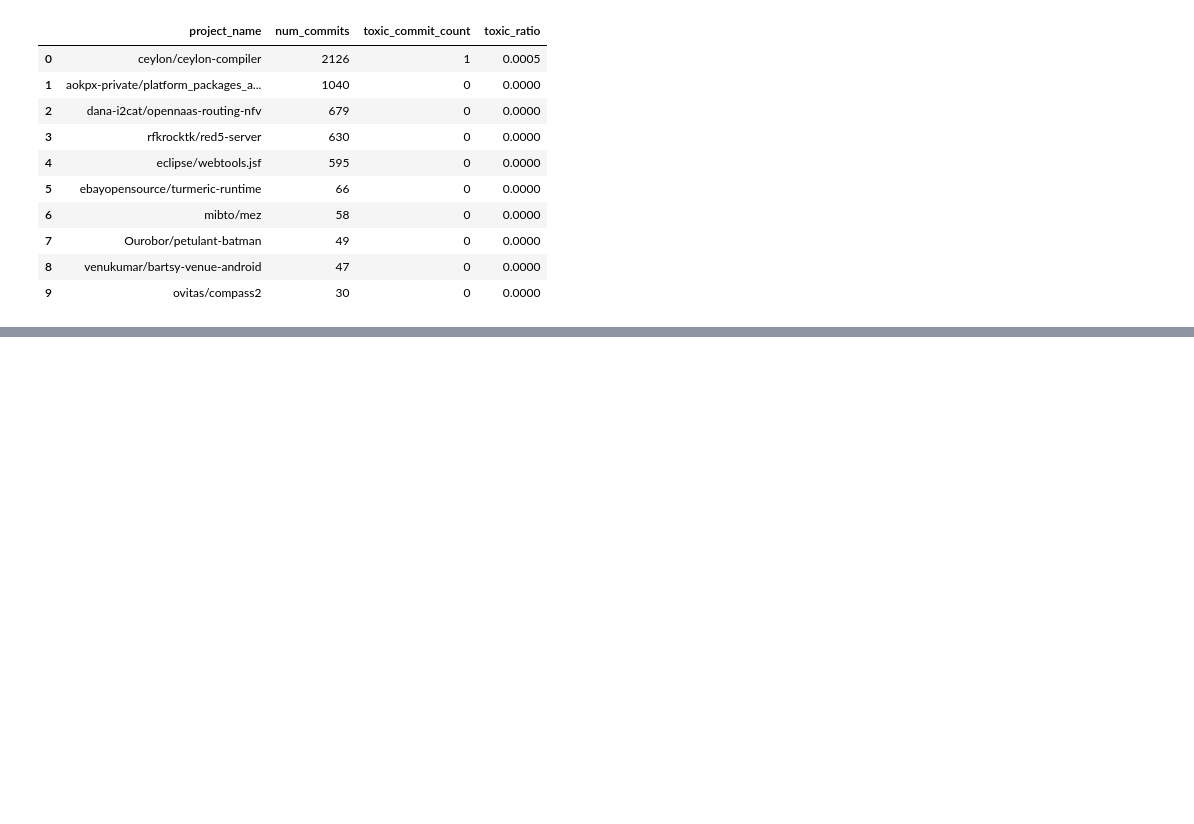
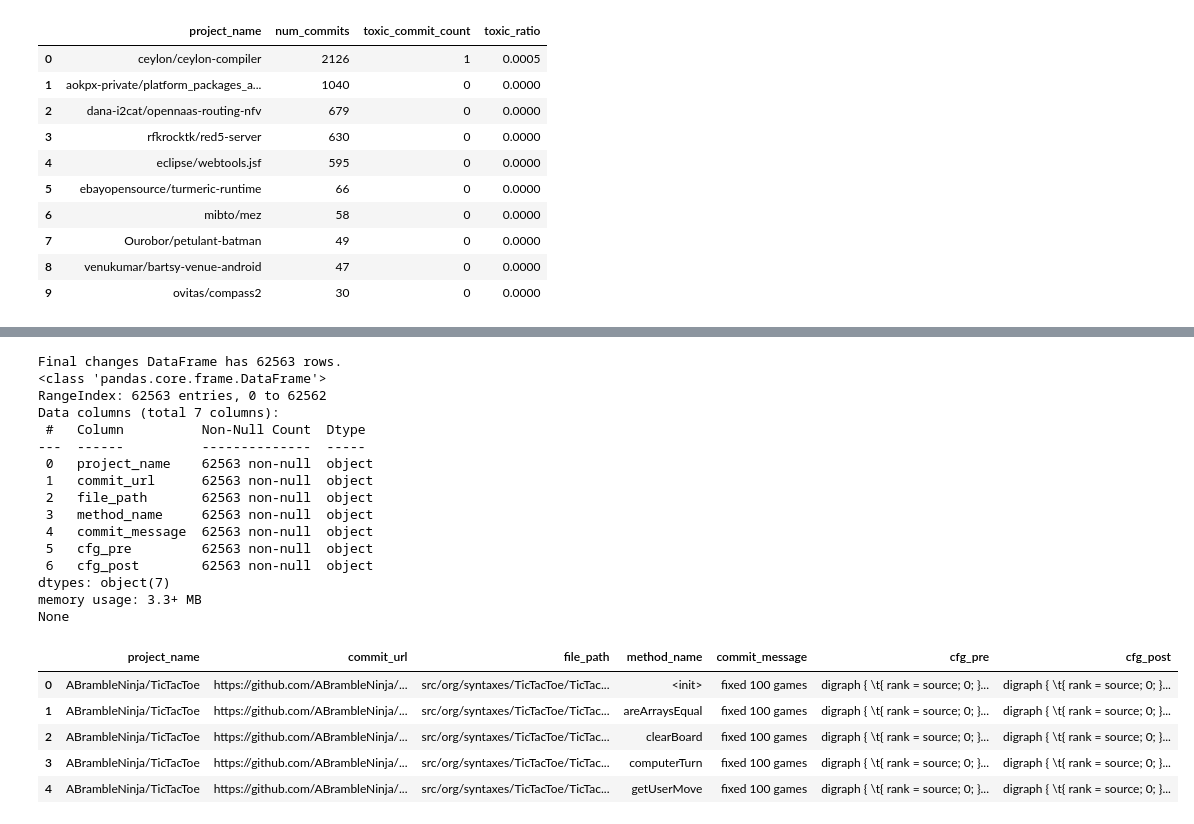
Before and after one commit to akib1689/phd-recruitment-task, a Jupyter notebook: notebooks/research_task_1.ipynb, the cells around one changed output, grey strips where cells are left out. Drawn from its saved outputs; the diff is of its cells as text; code cells hidden in the pictures; blank space fills up the shorter version.

```diff
--- a/notebooks/research_task_1.ipynb
+++ b/notebooks/research_task_1.ipynb
@@ -312,0 +369,55 @@ Filtered to 570691 rows (5320 unique commits) from top 10 projects
+# %%
+## Now we pivot the table
+
+wide = paired_df.pivot(
+    index='method_key',
+    columns='cfg_state',
+    values=['cfg_dot', 'project_name', 'commit_url', 'file_path', 'method_name', 'commit_message']
+).reset_index()
+
+# Flatten MultiIndex columns
+wide.columns = [
+    f"{col[0]}_{col[1]}" if col[1] else col[0]
+    for col in wide.columns
+]
+
+# Final tidy dataset
+changes = wide[[
+    'project_name_PRE', 'commit_url_PRE', 'file_path_PRE', 'method_name_PRE',
+    'commit_message_PRE', 'cfg_dot_PRE', 'cfg_dot_POST'
+]].rename(columns={
+    'project_name_PRE': 'project_name',
+    'commit_url_PRE': 'commit_url',
+    'file_path_PRE': 'file_path',
+    'method_name_PRE': 'method_name',
+    'commit_message_PRE': 'commit_message',
+    'cfg_dot_PRE': 'cfg_pre',
+    'cfg_dot_POST': 'cfg_post'
+}).reset_index(drop=True)
+
+print(f"Final changes DataFrame has {len(changes)} rows.")
+print(changes.info())
+display(changes.head())
+# %% [output]
+Final changes DataFrame has 62563 rows.
+<class 'pandas.core.frame.DataFrame'>
+RangeIndex: 62563 entries, 0 to 62562
+Data columns (total 7 columns):
+ #   Column          Non-Null Count  Dtype
+---  ------          --------------  -----
+ 0   project_name    62563 non-null  object
+ 1   commit_url      62563 non-null  object
+ 2   file_path       62563 non-null  object
+ 3   method_name     62563 non-null  object
+ 4   commit_message  62563 non-null  object
+ 5   cfg_pre         62563 non-null  object
+ 6   cfg_post        62563 non-null  object
+dtypes: object(7)
+memory usage: 3.3+ MB
+None
+|  | project_name | commit_url | file_path | method_name | commit_message | cfg_pre | cfg_post |
+| 0 | ABrambleNinja/TicTacToe | https://github.com/ABrambleNinja/... | src/org/syntaxes/TicTacToe/TicTac... | <init> | fixed 100 games | digraph { \t{ rank = source; 0; }... | digraph { \t{ rank = source; 0; }... |
+| 1 | ABrambleNinja/TicTacToe | https://github.com/ABrambleNinja/... | src/org/syntaxes/TicTacToe/TicTac... | areArraysEqual | fixed 100 games | digraph { \t{ rank = source; 0; }... | digraph { \t{ rank = source; 0; }... |
+| 2 | ABrambleNinja/TicTacToe | https://github.com/ABrambleNinja/... | src/org/syntaxes/TicTacToe/TicTac... | clearBoard | fixed 100 games | digraph { \t{ rank = source; 0; }... | digraph { \t{ rank = source; 0; }... |
+| 3 | ABrambleNinja/TicTacToe | https://github.com/ABrambleNinja/... | src/org/syntaxes/TicTacToe/TicTac... | computerTurn | fixed 100 games | digraph { \t{ rank = source; 0; }... | digraph { \t{ rank = source; 0; }... |
+| 4 | ABrambleNinja/TicTacToe | https://github.com/ABrambleNinja/... | src/org/syntaxes/TicTacToe/TicTac... | getUserMove | fixed 100 games | digraph { \t{ rank = source; 0; }... | digraph { \t{ rank = source; 0; }... |
```
Also changed, not shown: parts of 12 cells of this notebook, 2 other files.
